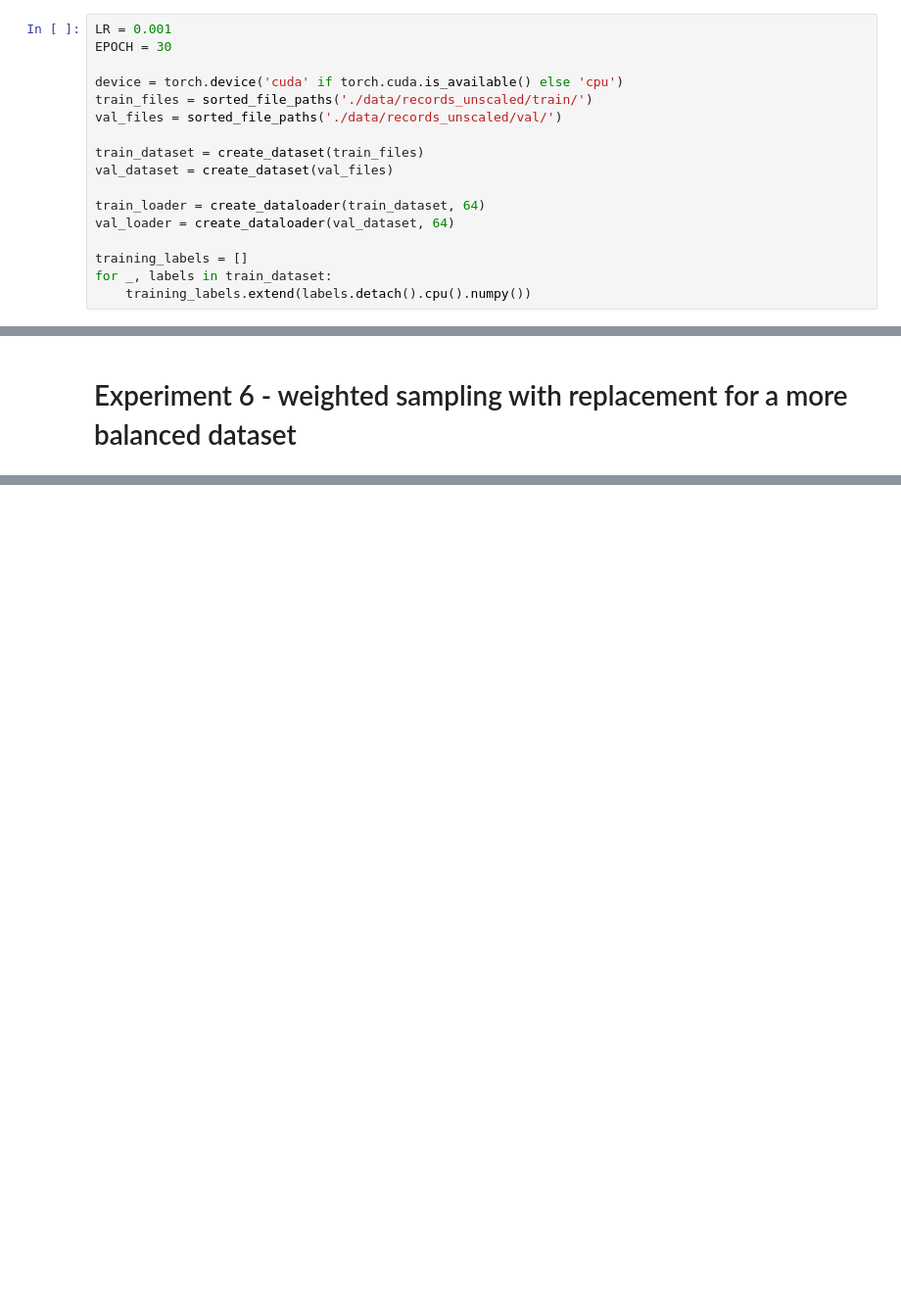
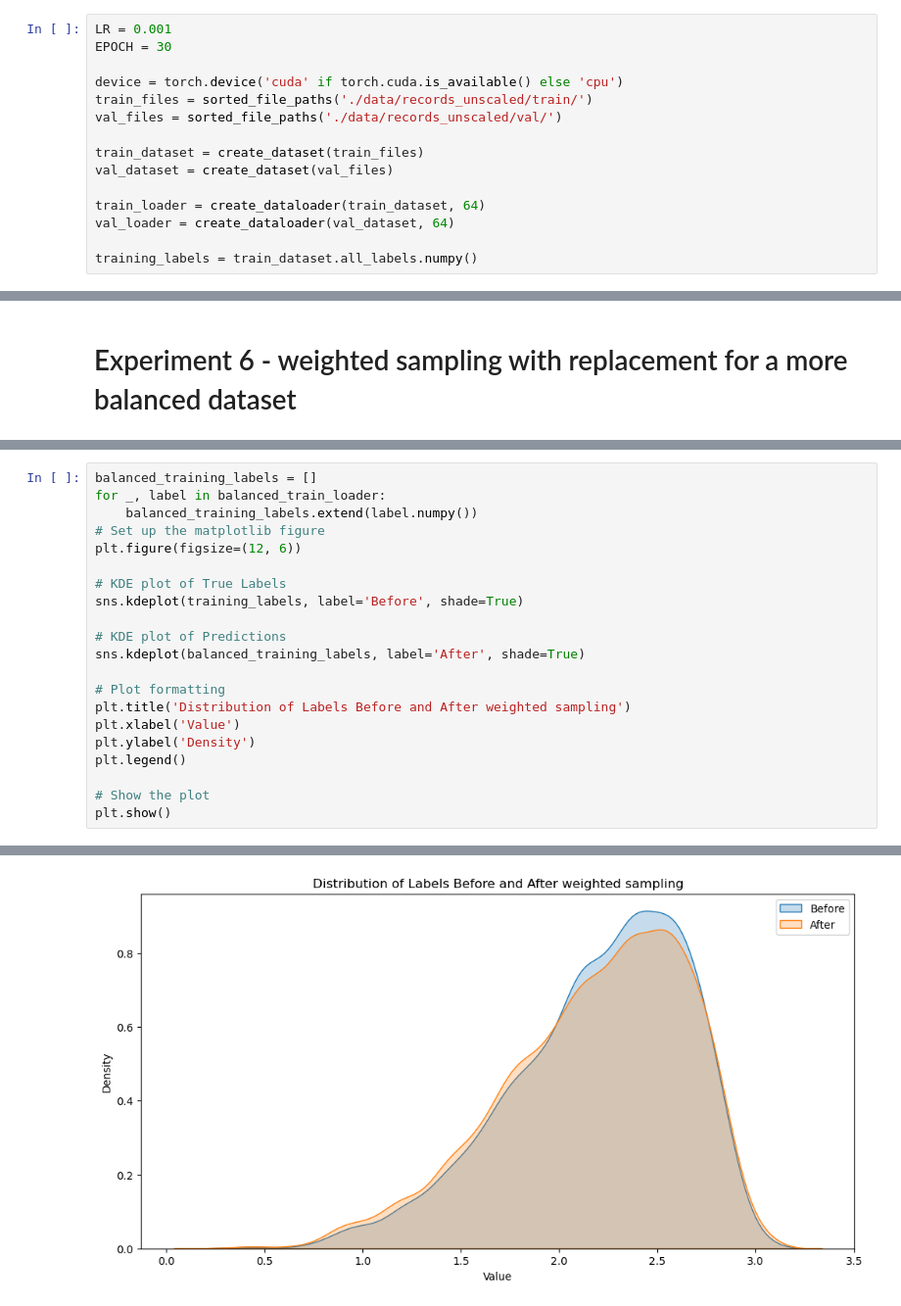
Before and after one commit to lhmtrinh/Remote-Sensing-Wealth-Index, a Jupyter notebook: main.ipynb, the cells around one changed output, grey strips where cells are left out. Shown at 98% size. Saved outputs shown, nothing was run; the diff lists cells and outputs as text; blank space fills up the shorter version.

```diff
--- a/main.ipynb
+++ b/main.ipynb
@@ -23,9 +33,7 @@ val_dataset = create_dataset(val_files)
 train_loader = create_dataloader(train_dataset, 64)
 val_loader = create_dataloader(val_dataset, 64)
 
-training_labels = []
-for _, labels in train_dataset:
-    training_labels.extend(labels.detach().cpu().numpy())
+training_labels = train_dataset.all_labels.numpy()
 # %% [markdown]
 # Experiment 1: L2 loss
 # %%
@@ -195,0 +222,22 @@ train_model(model, loss, optimizer, [train_loader], [val_loader], device, ex, ep
+# %%
+balanced_training_labels = []
+for _, label in balanced_train_loader:
+    balanced_training_labels.extend(label.numpy())
+# Set up the matplotlib figure
+plt.figure(figsize=(12, 6))
+
+# KDE plot of True Labels
+sns.kdeplot(training_labels, label='Before', shade=True)
+
+# KDE plot of Predictions
+sns.kdeplot(balanced_training_labels, label='After', shade=True)
+
+# Plot formatting
+plt.title('Distribution of Labels Before and After weighted sampling')
+plt.xlabel('Value')
+plt.ylabel('Density')
+plt.legend()
+
+# Show the plot
+plt.show()
+# %% [output]
@@ -195,0 +253 @@ train_model(model, loss, optimizer, [train_loader], [val_loader], device, ex, ep
+[figure, added]
```
Also changed, not shown: parts of 6 cells of this notebook, 1 other file.
